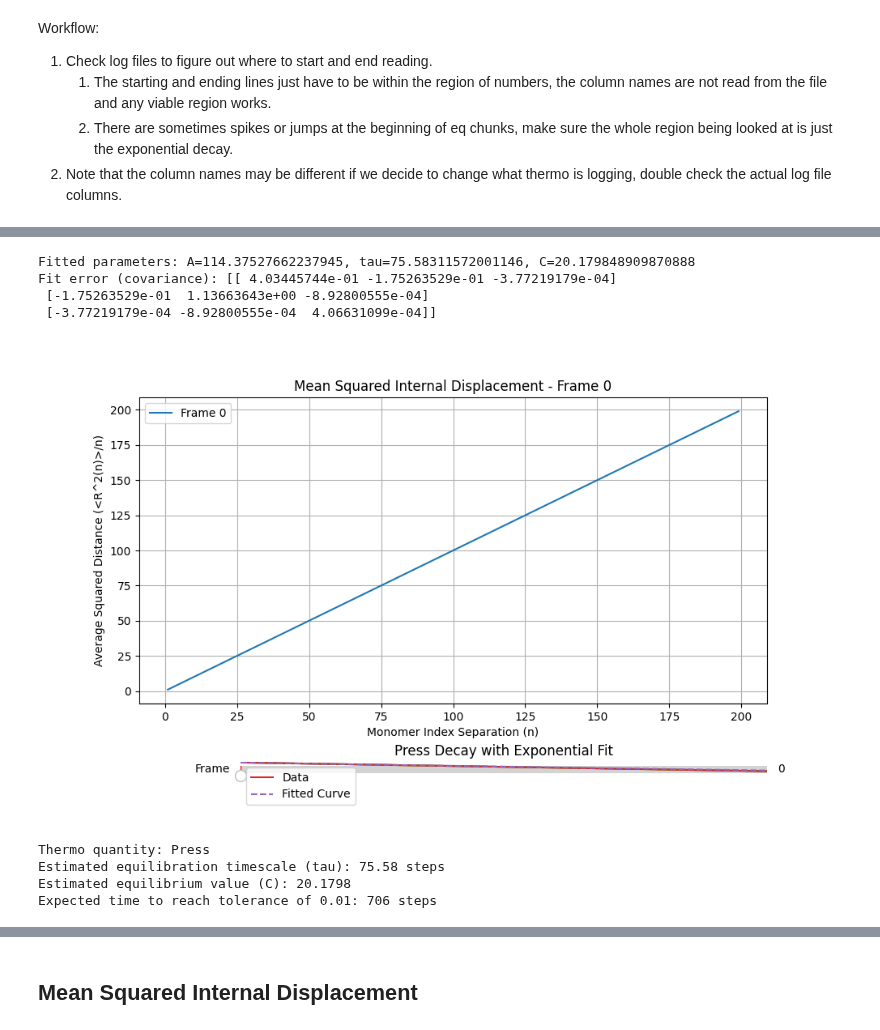
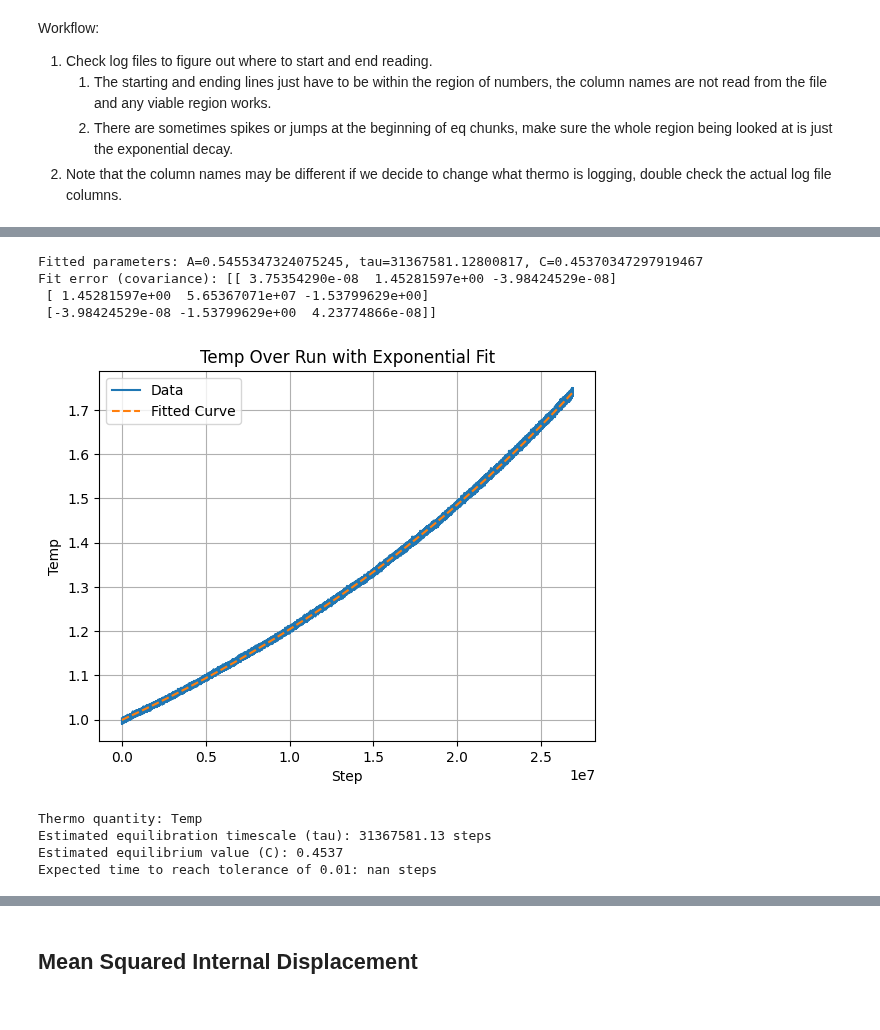
Before and after one commit to anotherbeaver/amine_polymers, a Jupyter notebook: eq_log.ipynb, the cells around one changed output, grey strips where cells are left out. Cells and saved outputs as stored; diff of their text form; code cells hidden in the pictures.

```diff
--- a/eq_log.ipynb
+++ b/eq_log.ipynb
@@ -23,13 +23,13 @@ import pandas as pd
 import matplotlib.pyplot as plt
 import numpy as np
 
-starting_line = 14524
-ending_line = 15523
-thermo_columns = ["Step", "Temp", "E_pair", "E_mol", "TotEng", "Press"]
-thermo_choice = "Press"
+starting_line = 172
+ending_line = 472578
+thermo_columns = ["Step", "Temp", "E_pair", "E_mol", "TotEng", "Press", "Pxy", "c_temp_com"]
+thermo_choice = "Temp"
 tolerance = 0.01
 
-f = "logs/log.polymers_eq"
+f = "logs/log.polymers_prod"
 df = pd.read_csv(f,
                  skiprows=starting_line-1,
                  nrows=ending_line-starting_line+1,
@@ -55,35 +49,36 @@ plt.show()
 # %%
 # fit exponential decay to thermo curve
 
 from scipy.optimize import curve_fit
 
-model = lambda t, A, tau, C: A * np.exp(-t / tau) + C
+model = lambda t, A, tau, C: A * np.exp(t / tau) + C
 
-popt, pcov = curve_fit(model, df["Step"], df[thermo_choice], p0=(100, 10000, 1))
+popt, pcov = curve_fit(model, df["Step"], df[thermo_choice], p0=(0, 1000000, 1))
 A, tau, C = popt
 print(f"Fitted parameters: A={A}, tau={tau}, C={C}")
 print(f"Fit error (covariance): {pcov}")
 
+plt.clf()
 plt.plot(df["Step"], df[thermo_choice], label="Data")
 plt.plot(df["Step"], model(df["Step"], *popt), label="Fitted Curve", linestyle="--")
 plt.xlabel("Step")
 plt.ylabel(thermo_choice)
 plt.grid()
-plt.title(f"{thermo_choice} Decay with Exponential Fit")
+plt.title(f"{thermo_choice} Over Run with Exponential Fit")
 plt.legend()
 plt.show()
 
 print(f"Thermo quantity: {thermo_choice}")
 print(f"Estimated equilibration timescale (tau): {tau:.2f} steps")
 print(f"Estimated equilibrium value (C): {C:.4f}")
-print(f"Expected time to reach tolerance of {tolerance}: {(tau * np.log(A / tolerance)):.0f} steps")
+print(f"Expected time to reach tolerance of {tolerance}: {(tau * np.log(A / (tolerance-C))):.0f} steps")
 # %% [output]
-Fitted parameters: A=114.37527662237945, tau=75.58311572001146, C=20.179848909870888
-Fit error (covariance): [[ 4.03445744e-01 -1.75263529e-01 -3.77219179e-04]
- [-1.75263529e-01  1.13663643e+00 -8.92800555e-04]
- [-3.77219179e-04 -8.92800555e-04  4.06631099e-04]]
+Fitted parameters: A=0.5455347324075245, tau=31367581.12800817, C=0.45370347297919467
+Fit error (covariance): [[ 3.75354290e-08  1.45281597e+00 -3.98424529e-08]
+ [ 1.45281597e+00  5.65367071e+07 -1.53799629e+00]
+ [-3.98424529e-08 -1.53799629e+00  4.23774866e-08]]
-[figure, old version]
+[figure, new version]
-Thermo quantity: Press
-Estimated equilibration timescale (tau): 75.58 steps
-Estimated equilibrium value (C): 20.1798
-Expected time to reach tolerance of 0.01: 706 steps
+Thermo quantity: Temp
+Estimated equilibration timescale (tau): 31367581.13 steps
+Estimated equilibrium value (C): 0.4537
+Expected time to reach tolerance of 0.01: nan steps
```
Also changed, not shown: parts of 24 cells of this notebook, 3 other files.
